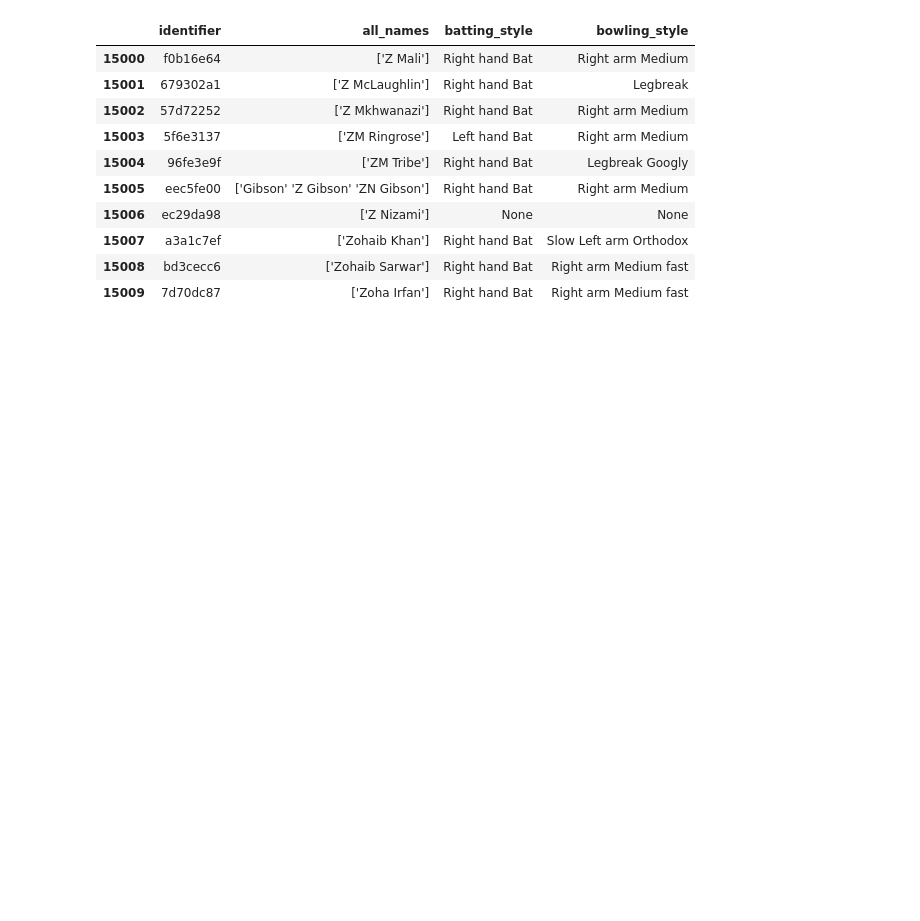
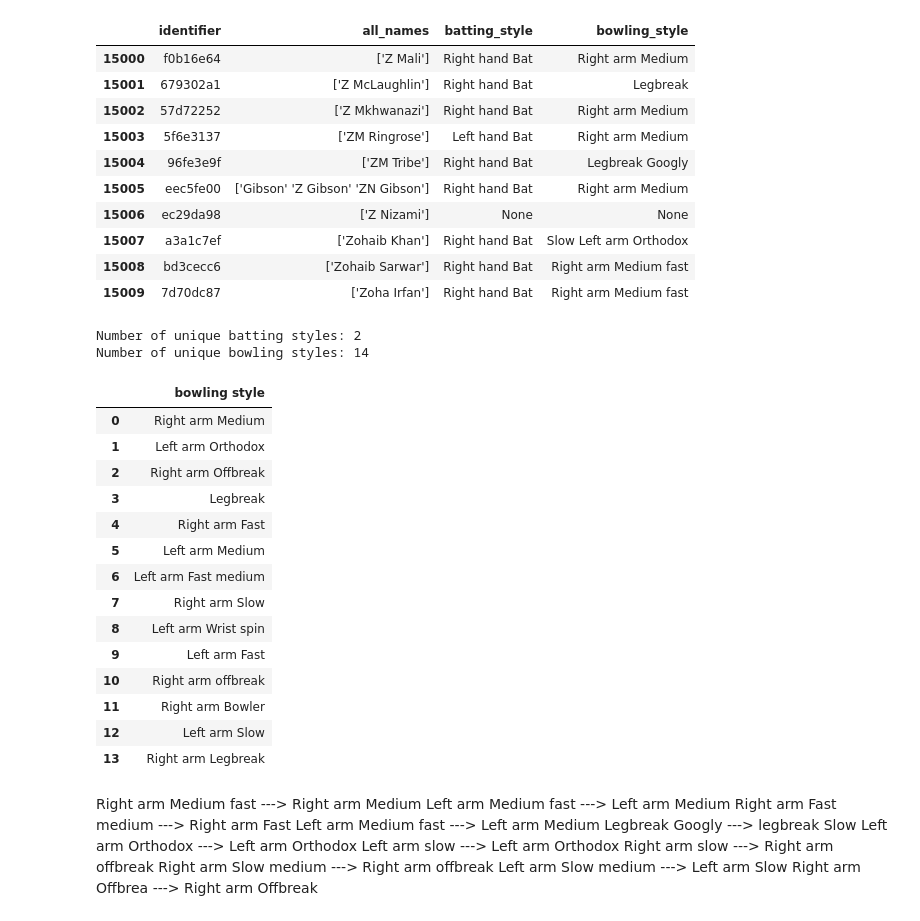
Before and after one commit to 19Kaumini/e19-co544-cricket-analytics-and-prediction, a Jupyter notebook: Scraper/scraper.ipynb, the cells around one changed output. Cells and saved outputs as stored; diff of their text form; code cells hidden in the pictures; blank space fills up the shorter version.

```diff
--- a/Scraper/scraper.ipynb
+++ b/Scraper/scraper.ipynb
@@ -383,3 +385,64 @@ df2 = df2.drop_duplicates()
 # Write the result back to CSV
 df1.to_csv('scraper_outputs/player_type.csv', index=False)
 df2.to_csv('scraper_outputs/couldnt_find.csv', index=False)
+# %%
+import pandas as pd
+
+# Read the CSV file
+df = pd.read_csv('scraper_outputs/player_type.csv')
+
+# Check the unique values in the batting_style column
+batting_styles = df['batting_style'].unique()
+
+# Check the unique values in the bowling_style column
+bowling_styles = df['bowling_style'].unique()
+
+# Count the number of unique batting styles
+num_batting_styles = len(batting_styles)
+
+# Count the number of unique bowling styles
+num_bowling_styles = len(bowling_styles)
+
+# Print the results
+print(f"Number of unique batting styles: {num_batting_styles}")
+print(f"Number of unique bowling styles: {num_bowling_styles}")
+# %% [output]
+Number of unique batting styles: 2
+Number of unique bowling styles: 14
+# %%
+import pandas as pd
+
+data = {
+    'bowling style': bowling_styles,
+}
+
+df = pd.DataFrame(data)
+df
+# %% [output]
+|  | bowling style |
+| 0 | Right arm Medium |
+| 1 | Left arm Orthodox |
+| 2 | Right arm Offbreak |
+| 3 | Legbreak |
+| 4 | Right arm Fast |
+| 5 | Left arm Medium |
+| 6 | Left arm Fast medium |
+| 7 | Right arm Slow |
+| 8 | Left arm Wrist spin |
+| 9 | Left arm Fast |
+| 10 | Right arm offbreak |
+| 11 | Right arm Bowler |
+| 12 | Left arm Slow |
+| 13 | Right arm Legbreak |
+# %% [markdown]
+Right arm Medium fast ---> Right arm Medium
+Left arm Medium fast ---> Left arm Medium
+Right arm Fast medium ---> Right arm Fast
+Left arm Medium fast ---> Left arm Medium
+Legbreak Googly ---> legbreak
+Slow Left arm Orthodox ---> Left arm Orthodox
+Left arm slow ---> Left arm Orthodox
+Right arm slow ---> Right arm offbreak
+Right arm Slow medium ---> Right arm offbreak
+Left arm Slow medium ---> Left arm Slow
+Right arm Offbrea ---> Right arm Offbreak
```
Also changed, not shown: parts of 5 cells of this notebook, 1 other file.
